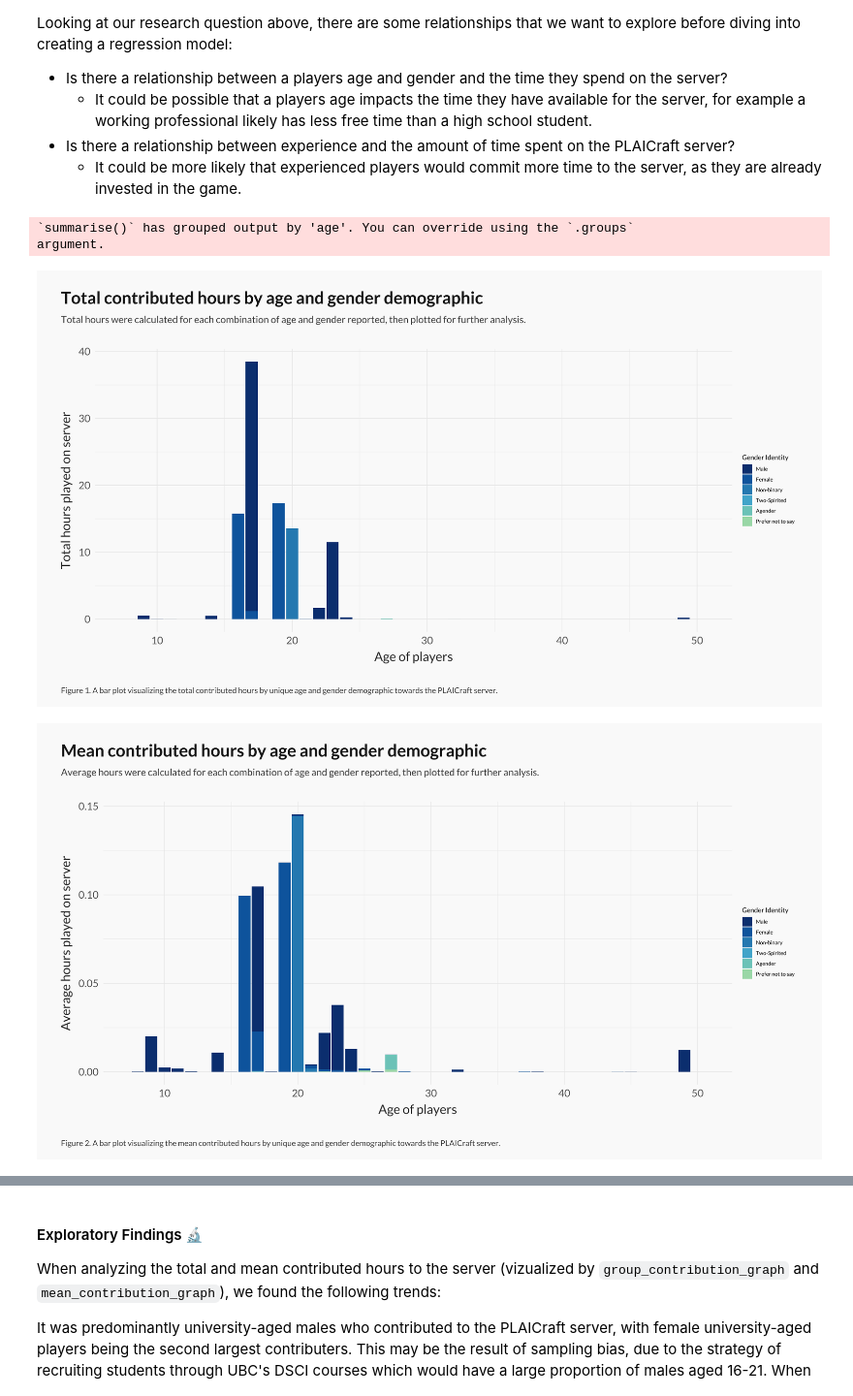
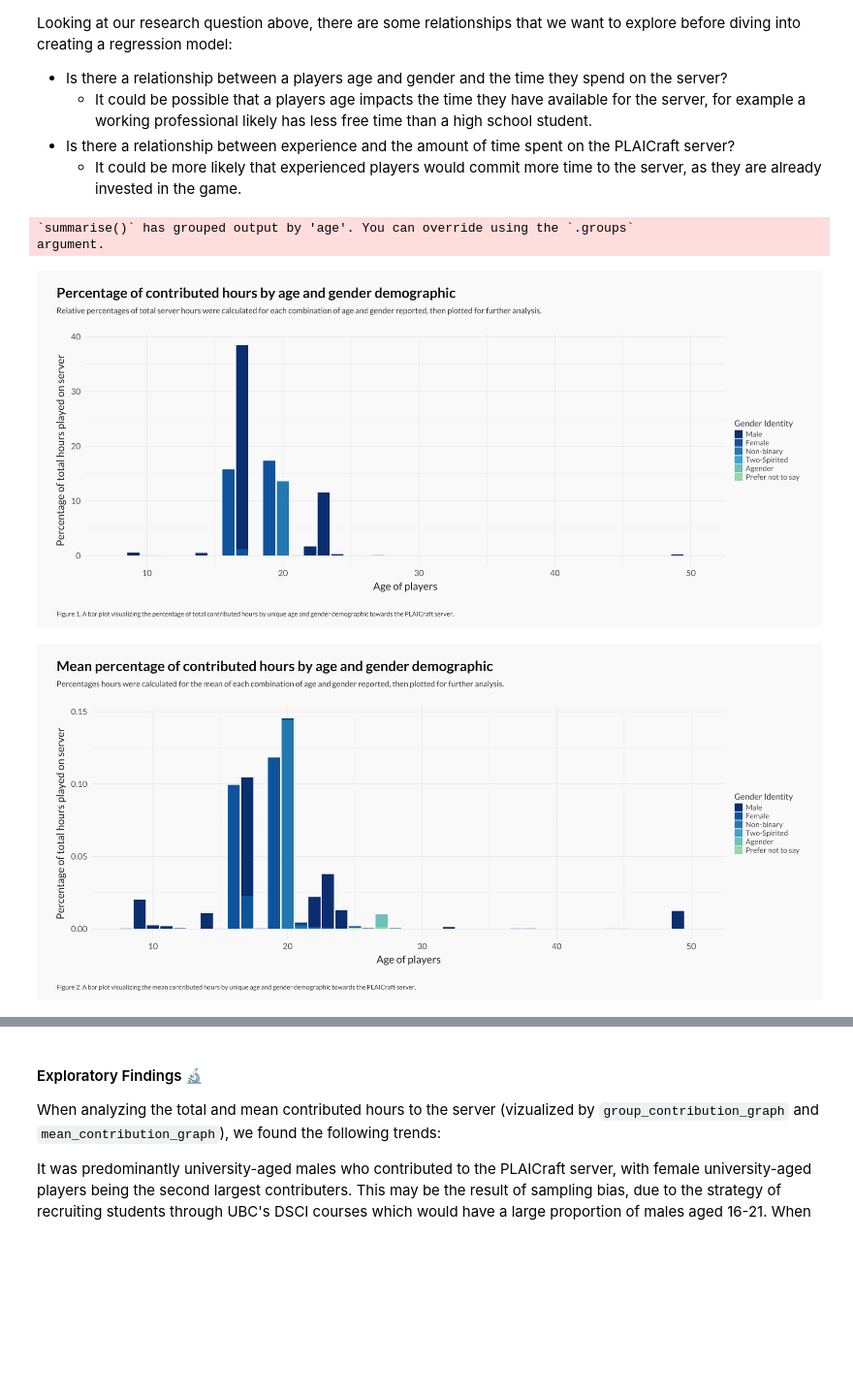
Before and after one commit to liammurray123/DSCI-100-Final-Project, a Jupyter notebook: Analysis.ipynb, the cells around one changed output, grey strips where cells are left out. Shown at 97% size. Cells and saved outputs as stored; diff of their text form; code cells hidden in the pictures; blank space fills up the shorter version.

Commit message:
Added a banner, and updated plot aesthetics 👨‍🎨

```diff
--- a/Analysis.ipynb
+++ b/Analysis.ipynb
@@ -351,7 +357,7 @@ Looking at our research question above, there are some relationships that we wan
 # %%
 # Exploring age and gender as factors for gameplay contributions
 
-options(repr.plot.width = 18)
+options(repr.plot.width = 22, repr.plot.height = 10)
 
 total_recorded_hours <- sum(merged_data$played_hours)
 
@@ -362,42 +368,43 @@ contribution_data <- merged_data |>
     arrange(-group_contribution)
 
 # contribution_data
 
 group_contribution_graph <- contribution_data |>
     ggplot(aes(y=group_contribution, x=age, fill=gender)) +
         geom_bar(stat="identity", position = "stack") +
         # facet_grid(cols = vars(gender)) +
         labs(
-            title = "Total contributed hours by age and gender demographic",
-            subtitle = "Total hours were calculated for each combination of age and gender reported, then plotted for further analysis.",
+            title = "Percentage of contributed hours by age and gender demographic",
+            subtitle = "Relative percentages of total server hours were calculated for each combination of age and gender reported, then plotted for further analysis.",
             x = "Age of players",
-            y = "Total hours played on server",
+            y = "Percentage of total hours played on server",
             fill = "Gender Identity",
-            caption = "Figure 1. A bar plot visualizing the total contributed hours by unique age and gender demographic towards the PLAICraft server."
+            caption = "Figure 1. A bar plot visualizing the percentage of total contributed hours by unique age and gender demographic towards the PLAICraft server."
         )
 
 group_contribution_graph
 
 mean_contribution_graph <- contribution_data |>
-    ggplot(aes(y=mean_contribution, x=age, fill=gender)) +
+    ggplot(aes(y=mean_contribution, x=age, fill = gender)) +
         geom_bar(stat="identity", position = "stack") +
+        # geom_point(alpha = 0.7, size = 4, aes(color=gender, shape = gender)) +
         # facet_grid(cols = vars(gender)) +
         labs(
-            title = "Mean contributed hours by age and gender demographic",
-            subtitle = "Average hours were calculated for each combination of age and gender reported, then plotted for further analysis.",
+            title = "Mean percentage of contributed hours by age and gender demographic",
+            subtitle = "Percentages hours were calculated for the mean of each combination of age and gender reported, then plotted for further analysis.",
             x = "Age of players",
-            y = "Average hours played on server",
+            y = "Percentage of total hours played on server",
             fill = "Gender Identity",
             caption = "Figure 2. A bar plot visualizing the mean contributed hours by unique age and gender demographic towards the PLAICraft server."
         )
 
 mean_contribution_graph
 
 # mean_hours_plot
 # %% [output]
 `summarise()` has grouped output by 'age'. You can override using the `.groups`
 argument.
-[figure, old version]
+[figure, new version]
-[figure, old version]
+[figure, new version]
 # %%
 # Exploring how experience relates to the time spend on the server
```
Also changed, not shown: parts of 9 cells of this notebook, 1 other file.
